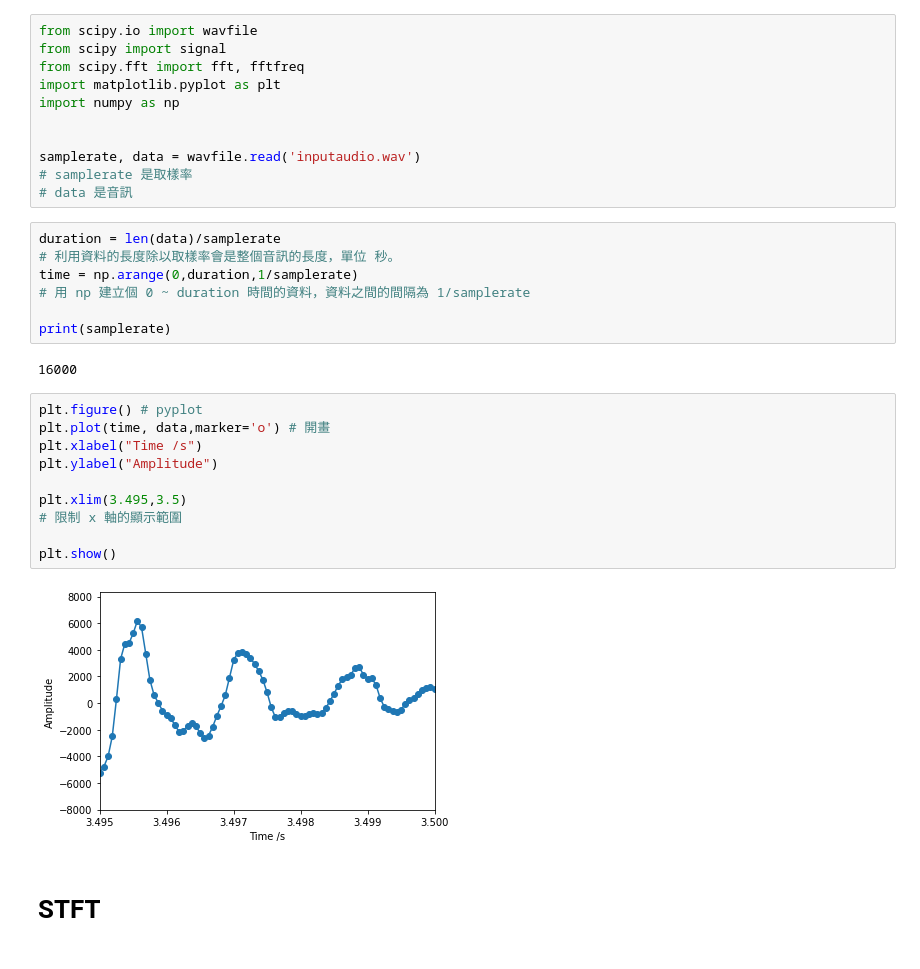
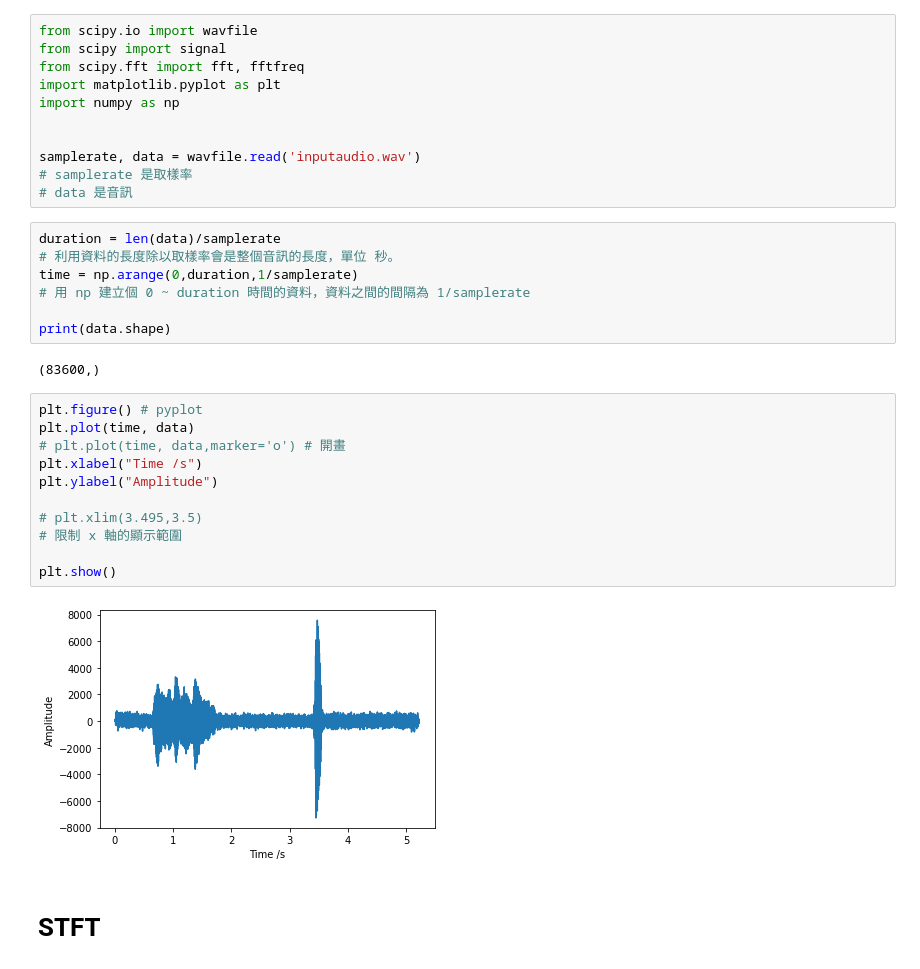
Before and after one commit to hyzycczz/TongueGAN, a Jupyter notebook: 測試/read_speech.ipynb, the cells around one changed output. Drawn from its saved outputs; the diff is of its cells as text.

```diff
--- a/測試/read_speech.ipynb
+++ b/測試/read_speech.ipynb
@@ -15,21 +15,22 @@ duration = len(data)/samplerate
 time = np.arange(0,duration,1/samplerate)
 # 用 np 建立個 0 ~ duration 時間的資料，資料之間的間隔為 1/samplerate
 
-print(samplerate)
+print(data.shape)
 # %% [output]
-16000
+(83600,)
 # %%
 plt.figure() # pyplot
-plt.plot(time, data,marker='o') # 開畫
+plt.plot(time, data)
+# plt.plot(time, data,marker='o') # 開畫
 plt.xlabel("Time /s")
 plt.ylabel("Amplitude")
 
-plt.xlim(3.495,3.5)
+# plt.xlim(3.495,3.5)
 # 限制 x 軸的顯示範圍
 
 plt.show()
 # %% [output]
-[figure, old version]
+[figure, new version]
 # %% [markdown]
 # STFT
 # %%
```
Also changed, not shown: parts of 2 cells of this notebook, 15 other files.
